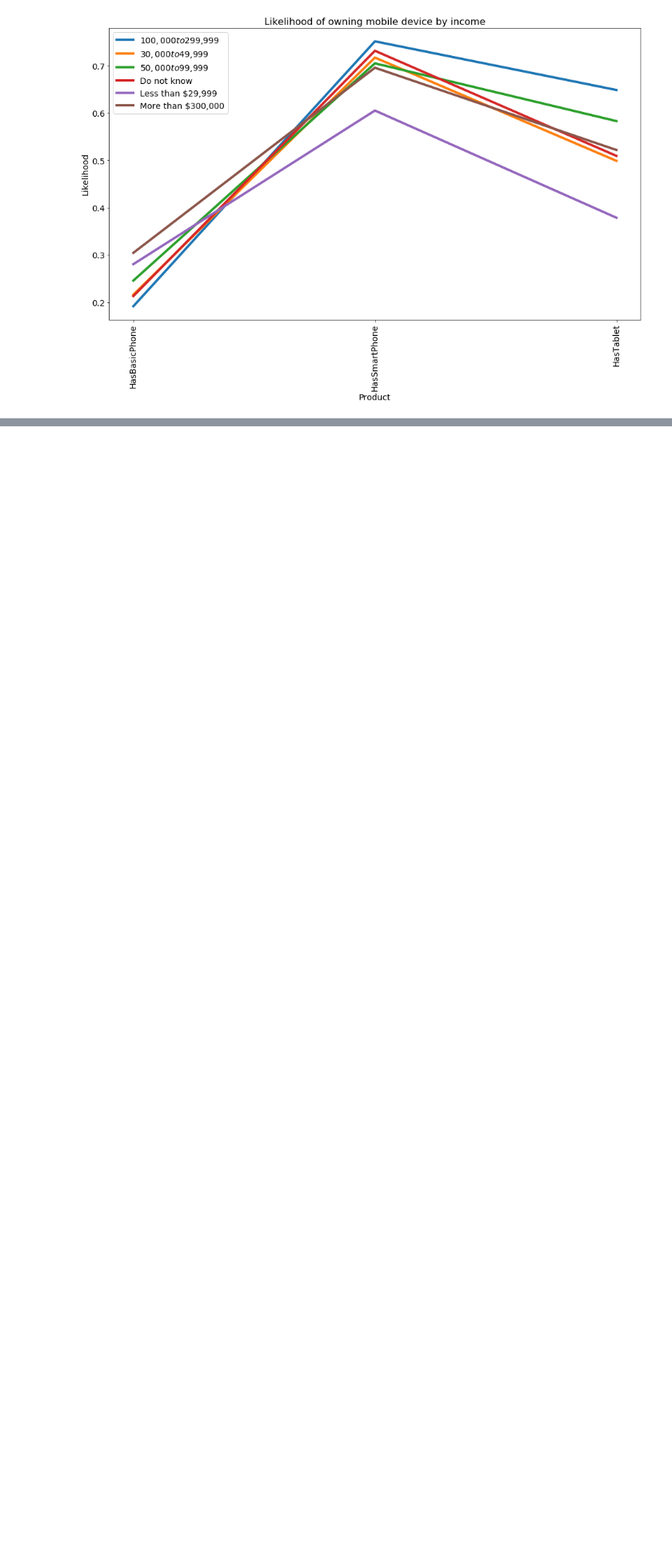
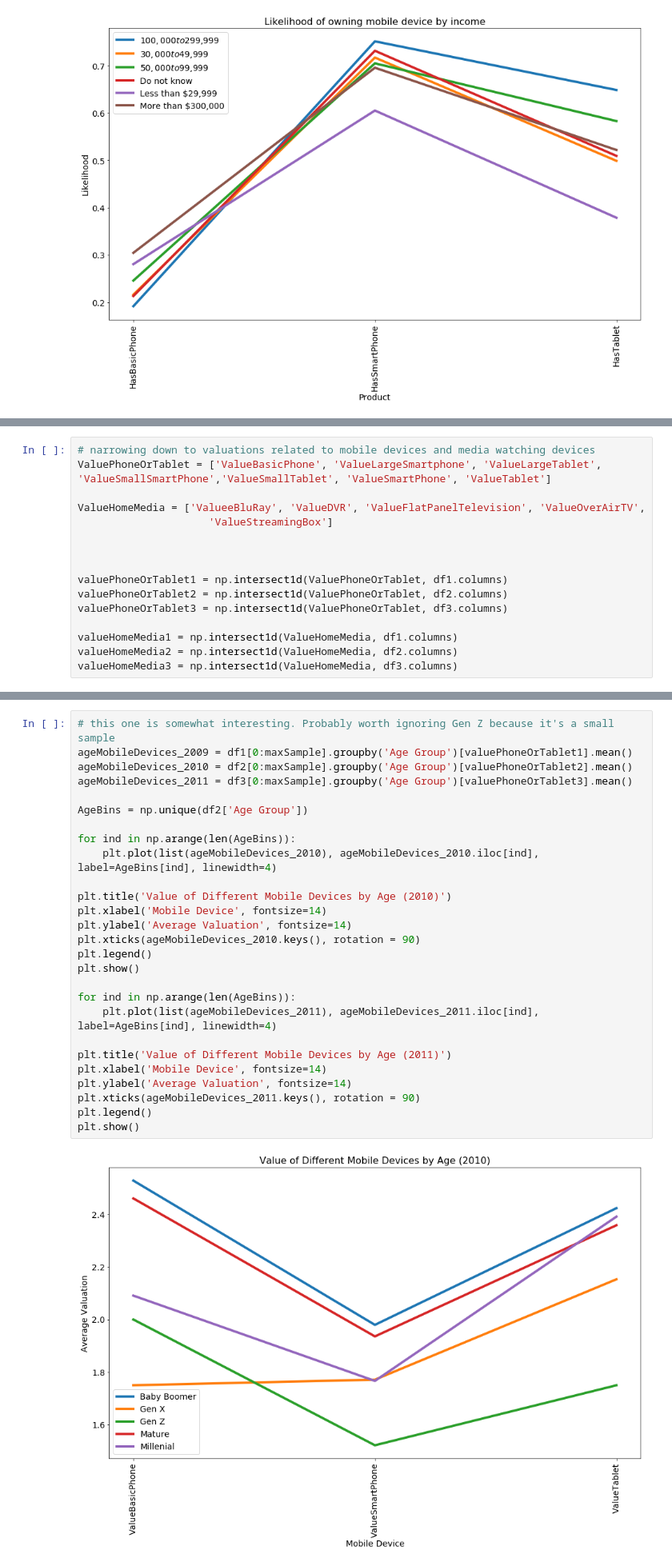
Before and after one commit to rohit-agrawal10/datascience, a Jupyter notebook: Questions1-22.ipynb, the cells around one changed output, grey strips where cells are left out. Shown at 80% size. Cells and saved outputs as stored; diff of their text form; blank space fills up the shorter version.

Commit message:
more graphs - biggest trends tend towards age and income

```diff
--- a/Questions1-22.ipynb
+++ b/Questions1-22.ipynb
@@ -512,3 +530,19 @@ plt.show()
 [figure]
 [figure]
 [figure]
+# %%
+# narrowing down to valuations related to mobile devices and media watching devices
+ValuePhoneOrTablet = ['ValueBasicPhone', 'ValueLargeSmartphone', 'ValueLargeTablet', 'ValueSmallSmartPhone','ValueSmallTablet', 'ValueSmartPhone', 'ValueTablet']
+
+ValueHomeMedia = ['ValueeBluRay', 'ValueDVR', 'ValueFlatPanelTelevision', 'ValueOverAirTV',
+                     'ValueStreamingBox']
+
+
+
+valuePhoneOrTablet1 = np.intersect1d(ValuePhoneOrTablet, df1.columns)
+valuePhoneOrTablet2 = np.intersect1d(ValuePhoneOrTablet, df2.columns)
+valuePhoneOrTablet3 = np.intersect1d(ValuePhoneOrTablet, df3.columns)
+
+valueHomeMedia1 = np.intersect1d(ValueHomeMedia, df1.columns)
+valueHomeMedia2 = np.intersect1d(ValueHomeMedia, df2.columns)
+valueHomeMedia3 = np.intersect1d(ValueHomeMedia, df3.columns)
@@ -514,0 +576,29 @@ plt.show()
+# %%
+# this one is somewhat interesting. Probably worth ignoring Gen Z because it's a small sample
+ageMobileDevices_2009 = df1[0:maxSample].groupby('Age Group')[valuePhoneOrTablet1].mean()
+ageMobileDevices_2010 = df2[0:maxSample].groupby('Age Group')[valuePhoneOrTablet2].mean()
+ageMobileDevices_2011 = df3[0:maxSample].groupby('Age Group')[valuePhoneOrTablet3].mean()
+
+AgeBins = np.unique(df2['Age Group'])
+
+for ind in np.arange(len(AgeBins)):
+    plt.plot(list(ageMobileDevices_2010), ageMobileDevices_2010.iloc[ind], label=AgeBins[ind], linewidth=4)
+
+plt.title('Value of Different Mobile Devices by Age (2010)')
+plt.xlabel('Mobile Device', fontsize=14)
+plt.ylabel('Average Valuation', fontsize=14)
+plt.xticks(ageMobileDevices_2010.keys(), rotation = 90)
+plt.legend()
+plt.show()
+
+for ind in np.arange(len(AgeBins)):
+    plt.plot(list(ageMobileDevices_2011), ageMobileDevices_2011.iloc[ind], label=AgeBins[ind], linewidth=4)
+
+plt.title('Value of Different Mobile Devices by Age (2011)')
+plt.xlabel('Mobile Device', fontsize=14)
+plt.ylabel('Average Valuation', fontsize=14)
+plt.xticks(ageMobileDevices_2011.keys(), rotation = 90)
+plt.legend()
+plt.show()
+# %% [output]
+[figure, added]
```
Also changed, not shown: parts of 16 cells of this notebook.
